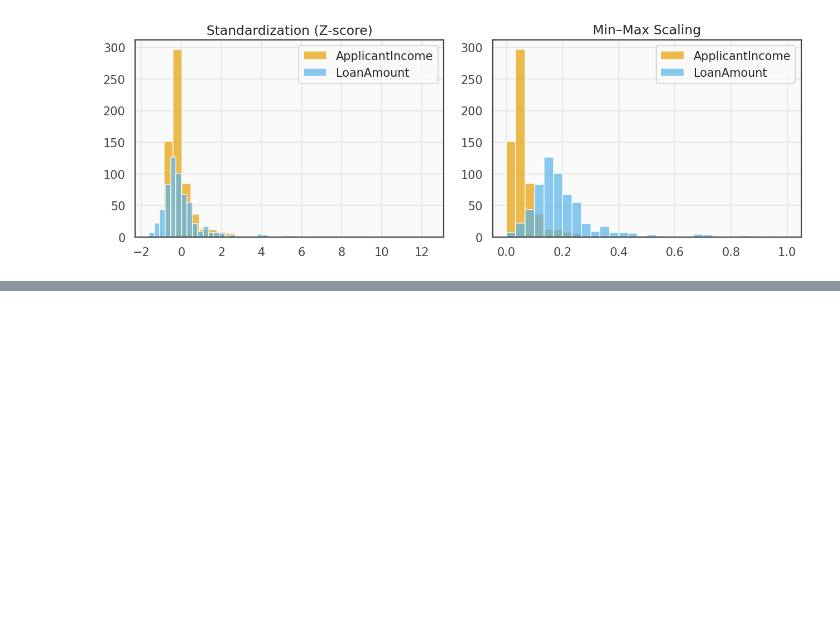
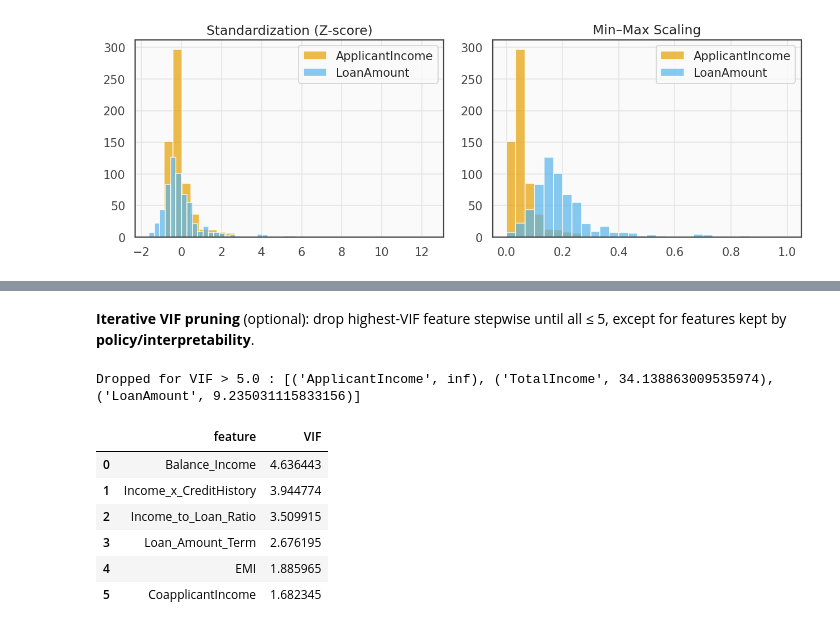
Before and after one commit to MadhuriMapari/loan-repayment-behaviour, a Jupyter notebook: notebooks/03_feature_engineering.ipynb, the cells around one changed output, grey strips where cells are left out. Drawn from its saved outputs; the diff is of its cells as text; code cells hidden in the pictures; blank space fills up the shorter version.

```diff
--- a/notebooks/03_feature_engineering.ipynb
+++ b/notebooks/03_feature_engineering.ipynb
@@ -412,0 +479,39 @@ plt.show()
+# %% [markdown]
+**Iterative VIF pruning** (optional): drop highest-VIF feature stepwise until all ≤ 5, except for features kept by **policy/interpretability**.
+# %%
+# OPTIONAL: iterative pruning
+VIF_CUTOFF = 5.0
+
+# Features we intentionally keep even if VIF is high (interpretability policy)
+whitelist = {"Income_to_Loan_Ratio", "EMI"}  # edit as needed
+
+X_work = X_num.copy()
+dropped = []
+
+while True:
+    vif = compute_vif_frame(X_work)
+    worst = vif.iloc[0]
+    if worst["VIF"] <= VIF_CUTOFF:
+        break
+    feat = worst["feature"]
+    if feat in whitelist:
+        # find next worst not in whitelist
+        non_white = vif[~vif["feature"].isin(whitelist)]
+        if non_white.empty or non_white.iloc[0]["VIF"] <= VIF_CUTOFF:
+            break
+        feat = non_white.iloc[0]["feature"]
+    X_work = X_work.drop(columns=[feat])
+    dropped.append((feat, float(worst["VIF"])))
+
+vif_final = compute_vif_frame(X_work)
+print("Dropped for VIF >", VIF_CUTOFF, ":", dropped)
+vif_final
+# %% [output]
+Dropped for VIF > 5.0 : [('ApplicantIncome', inf), ('TotalIncome', 34.138863009535974), ('LoanAmount', 9.235031115833156)]
+|  | feature | VIF |
+| 0 | Balance_Income | 4.636443 |
+| 1 | Income_x_CreditHistory | 3.944774 |
+| 2 | Income_to_Loan_Ratio | 3.509915 |
+| 3 | Loan_Amount_Term | 2.676195 |
+| 4 | EMI | 1.885965 |
+| 5 | CoapplicantIncome | 1.682345 |
```
Also changed, not shown: parts of 20 cells of this notebook, 24 other files.
